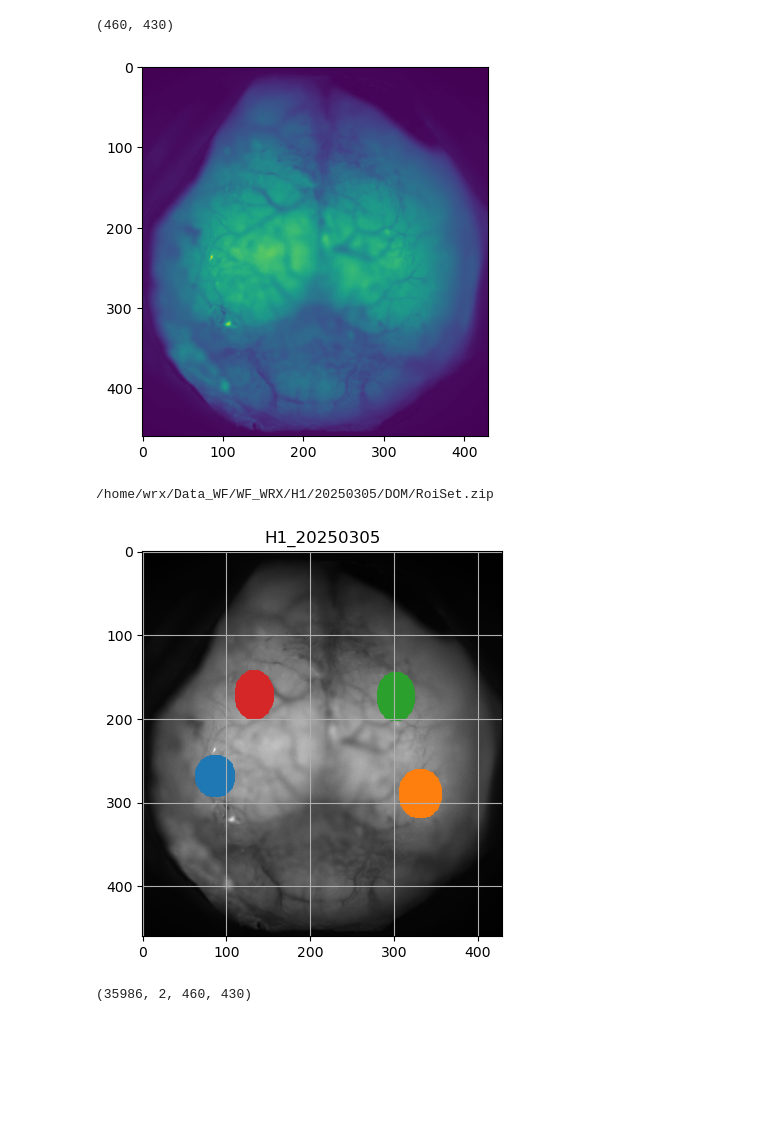
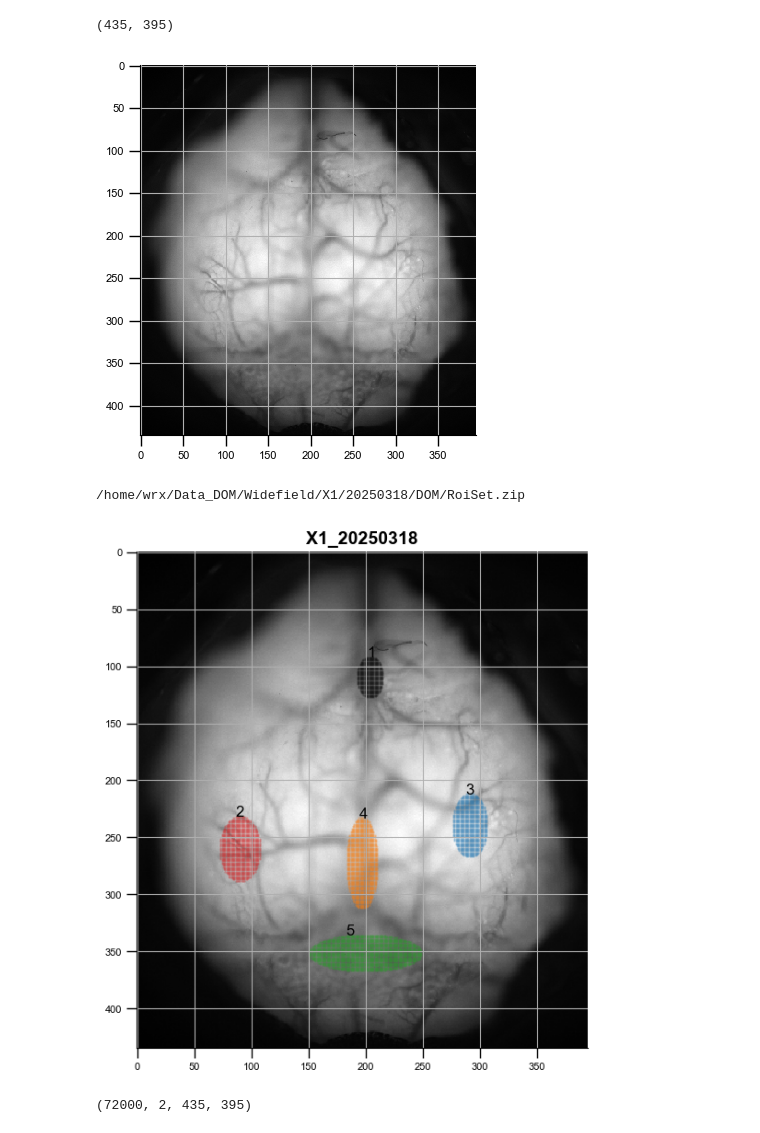
Before and after one commit to Zhaoxi-Liu/widefield_imaging_analysis, a Jupyter notebook: extract.ipynb, the cells around one changed output. Saved outputs shown, nothing was run; the diff lists cells and outputs as text; code cells hidden in the pictures; blank space fills up the shorter version.

```diff
--- a/extract.ipynb
+++ b/extract.ipynb
@@ -12,9 +18,10 @@ import numpy as np
 import os
 import tifffile as tiff
 # %%
-root = '/home/wrx/Data_WF/WF_WRX'
-mouse_id = 'H1'
-date = '20250305'
+# root = '/home/wrx/Data_WF/WF_WRX'
+root = '/home/wrx/Data_DOM/Widefield'
+mouse_id = 'X1'
+date = '20250318'
 date_folder = os.path.join(root, mouse_id, date)
 treatment = 'DOM'
 folder = os.path.join(date_folder, treatment)
@@ -21,16 +31,9 @@ folder = os.path.join(date_folder, treatment)
 # %%
 reference_file = os.path.join(folder, 'reference.tif')
 reference_image = tiff.imread(reference_file)
 image_size = reference_image[0].shape
 print(image_size)
-plt.imshow(reference_image[0])
-plt.show()
+show_one_image(reference_image[0])
 # %% [output]
-(460, 430)
+(435, 395)
-[figure, old version]
+[figure, new version]
-# %%
-rois_name = 'RoiSet.zip'
-rois_path = os.path.join(folder, rois_name)
-print(rois_path)
-# %% [output]
-/home/wrx/Data_WF/WF_WRX/H1/20250305/DOM/RoiSet.zip
@@ -39,20 +40,29 @@ roi_masks = get_roi_masks(rois_path)
 # %%
-fig, ax = plt.subplots(figsize=(5, 5))
+rois_name = 'RoiSet.zip'
+rois_path = os.path.join(folder, rois_name)
+print(rois_path)
+
+roi_masks = get_roi_masks(rois_path)
+
+fig, ax = plt.subplots(figsize=(7, 7))
 
 ax.imshow(reference_image[0], cmap='gray')
 ax.grid()
 for i, roi_mask in enumerate(roi_masks):
-    ax.scatter(roi_mask[1], roi_mask[0], s=1, label=f'ROI {i+1}')
+    ax.scatter(roi_mask[1], roi_mask[0], s=1, label=f'ROI {i+1}', alpha=0.3,
+        marker='.')
+    ax.text(roi_mask[1][0], roi_mask[0][0], f'{i+1}', fontsize=12)
 
 ax.set_aspect('equal')
-# ax.legend()
+# ax.legend(loc='outside upper right')
 title = '{}_{}'.format(mouse_id, date)
 ax.set_title(title)
 plt.show()
 # %% [output]
+/home/wrx/Data_DOM/Widefield/X1/20250318/DOM/RoiSet.zip
-[figure, old version]
+[figure, new version]
 # %%
 dat = mmap_dat(glob(os.path.join(folder, '*uint16.bin'))[0])
 print(dat.shape)
 # %% [output]
-(35986, 2, 460, 430)
+(72000, 2, 435, 395)
```
Also changed, not shown: parts of 14 cells of this notebook, 10 other files.
